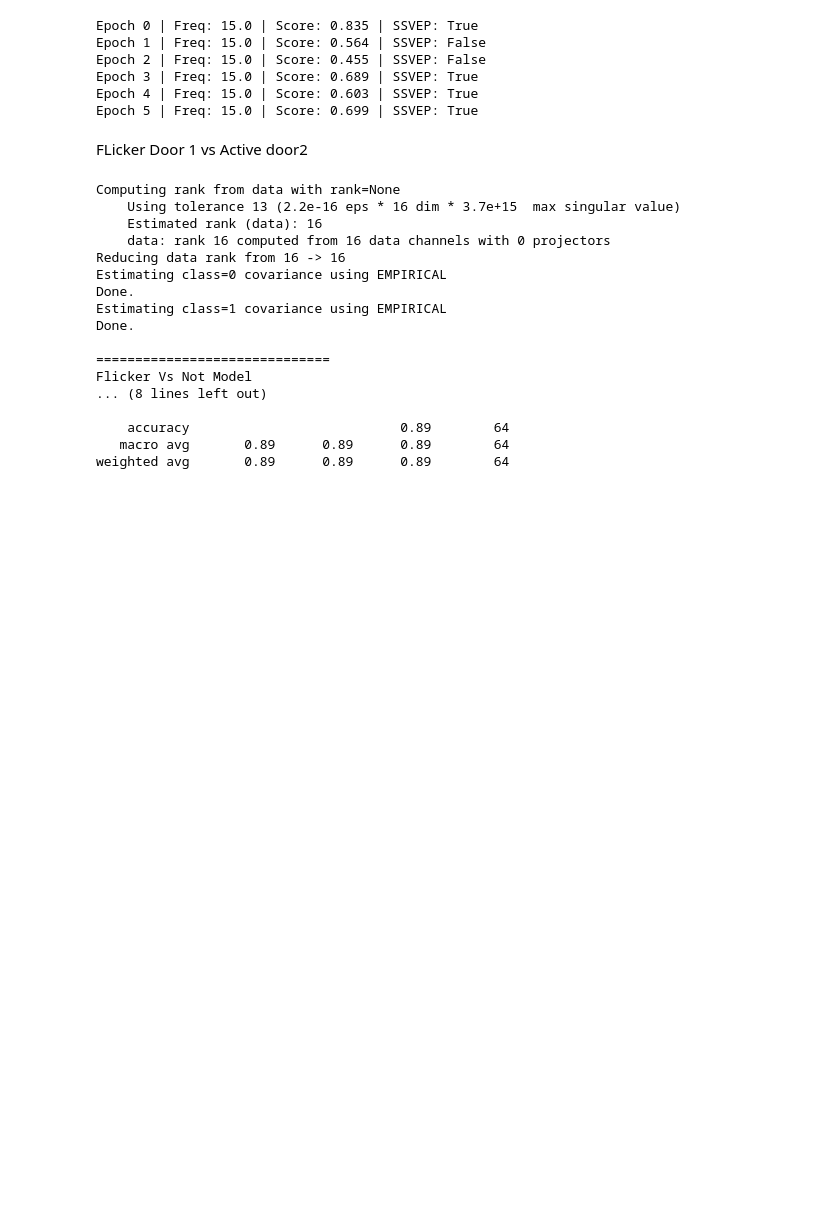
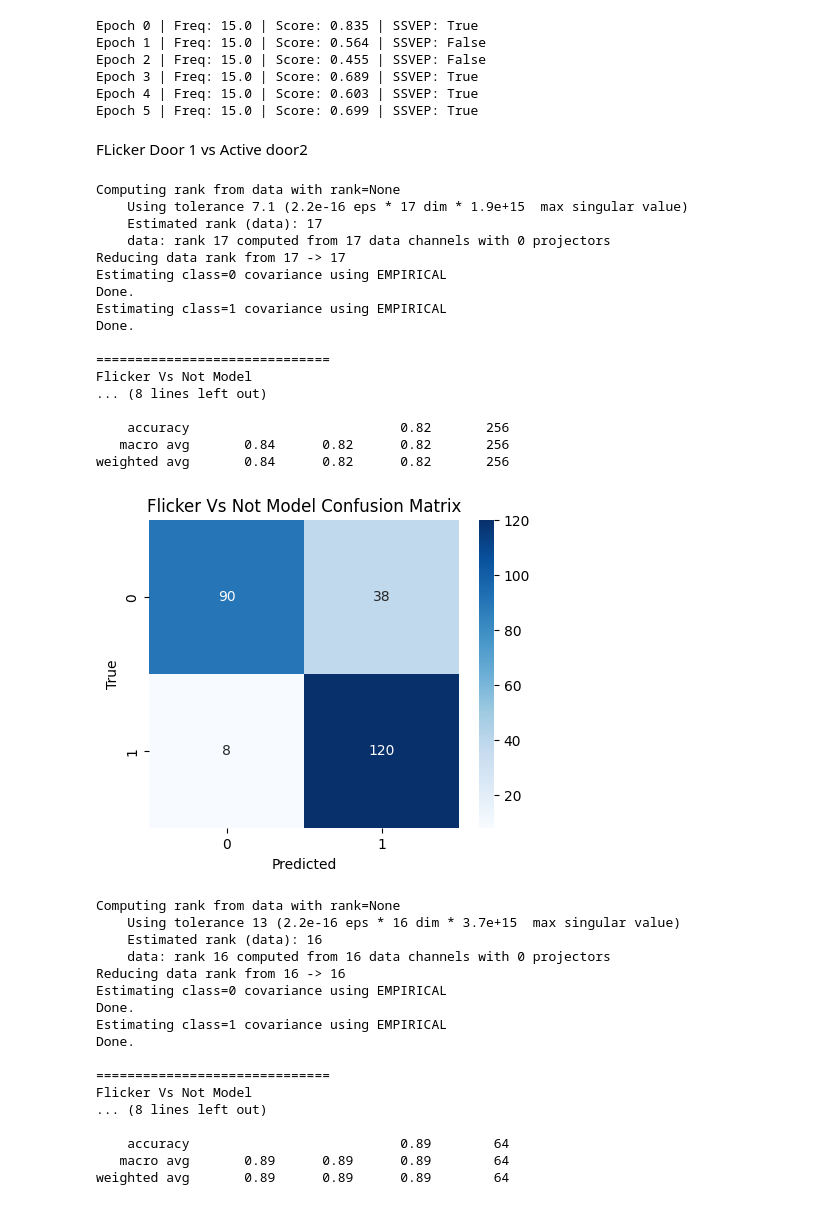
Before and after one commit to sunilpandey6/PythonBCI, a Jupyter notebook: offline/offline.ipynb, the cells around one changed output. Cells and saved outputs as stored; diff of their text form; code cells hidden in the pictures; blank space fills up the shorter version.

```diff
--- a/offline/offline.ipynb
+++ b/offline/offline.ipynb
@@ -553,6 +553,68 @@ Epoch 4 | Freq: 15.0 | Score: 0.603 | SSVEP: True
 Epoch 5 | Freq: 15.0 | Score: 0.699 | SSVEP: True
 # %% [markdown]
 FLicker Door 1 vs Active door2
+# %%
+def add_ssvep_scores(epochs, detector):
+    augmented = []
+
+    for epoch in epochs:
+        result = detector.detect(epoch.T)
+
+        score_channel = np.full(
+            (epoch.shape[0], 1),
+            result.confidence_score
+        )
+        # print(result.confidence_score)
+        epoch_aug = np.concatenate(
+            [epoch, score_channel],
+            axis=1
+        )
+
+        augmented.append(epoch_aug)
+
+    return np.array(augmented)
+# %%
+door1_Flicker_epochs = add_ssvep_scores(
+    E["Training_Active_Door1_Flicker"],
+    detector
+)
+
+door2_epochs = add_ssvep_scores(
+    E["Active_Training_Door2"],
+    detector
+)
+# %%
+X_fn, y_fn = build_dataset(
+    (door1_Flicker_epochs, 0),
+    (door2_epochs, 1)
+)
+
+active_model, active_df = train_test_model(
+    ImageryClassifier(),
+    X_fn,
+    y_fn,
+    test_size=0.8,
+    title="Flicker Vs Not Model"
+)
+# %% [output]
+Computing rank from data with rank=None
+    Using tolerance 7.1 (2.2e-16 eps * 17 dim * 1.9e+15  max singular value)
+    Estimated rank (data): 17
+    data: rank 17 computed from 17 data channels with 0 projectors
+Reducing data rank from 17 -> 17
+Estimating class=0 covariance using EMPIRICAL
+Done.
+Estimating class=1 covariance using EMPIRICAL
+Done.
+
+==============================
+Flicker Vs Not Model
+... (8 lines left out)
+
+    accuracy                           0.82       256
+   macro avg       0.84      0.82      0.82       256
+weighted avg       0.84      0.82      0.82       256
+[figure, added]
 # %%
 X_fn, y_fn = build_dataset(
     (E["Training_Active_Door1_Flicker"], 0),
```
Also changed, not shown: parts of 6 cells of this notebook, 11 other files.
